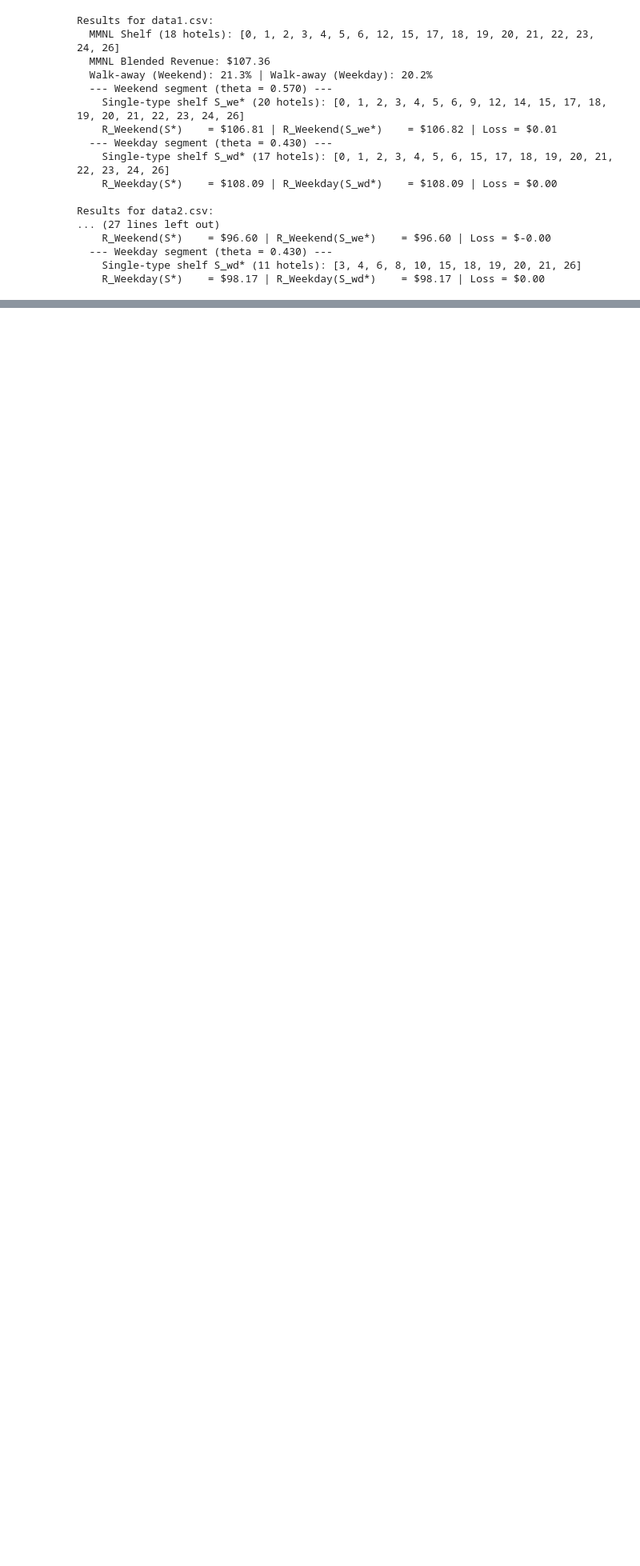
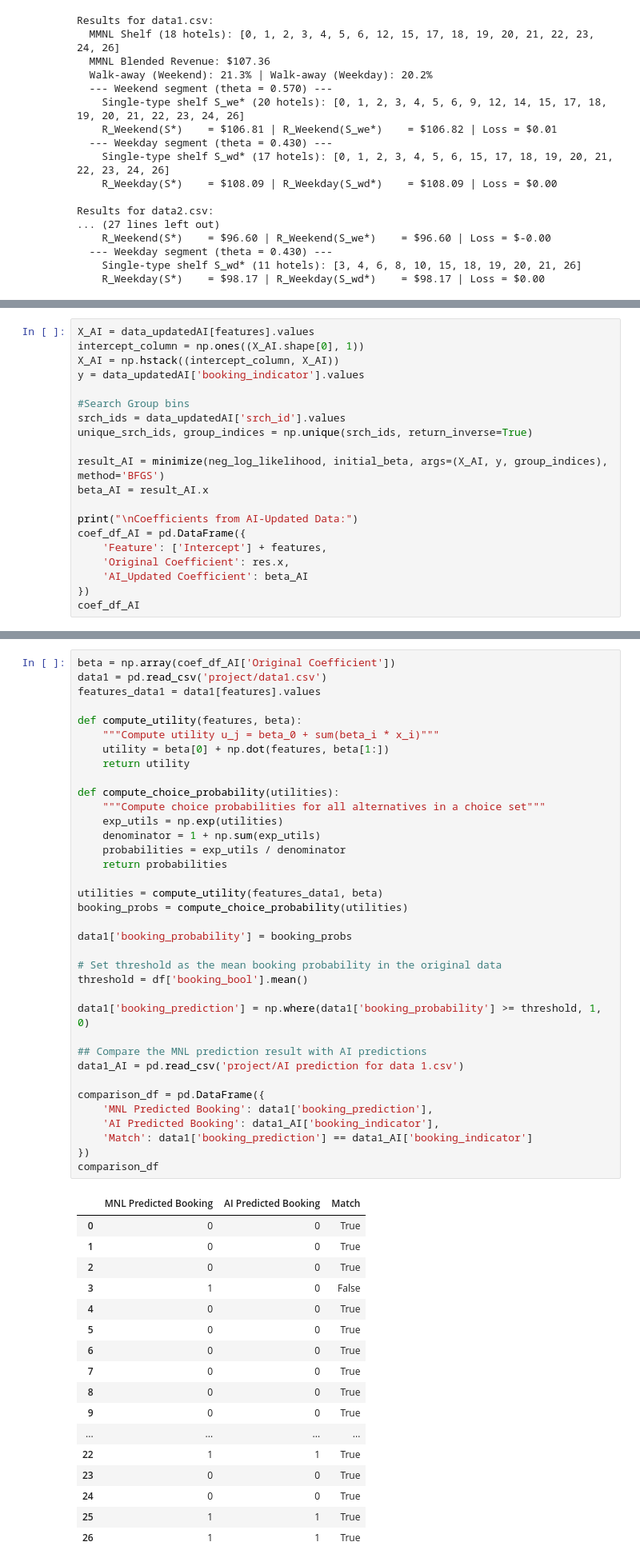
Before and after one commit to yj017/ORIE-5132-Proj, a Jupyter notebook: project.ipynb, the cells around one changed output, grey strips where cells are left out. Shown at 80% size. Saved outputs shown, nothing was run; the diff lists cells and outputs as text; blank space fills up the shorter version.

Commit message:
New data and Q7 added

```diff
--- a/project.ipynb
+++ b/project.ipynb
@@ -932,0 +944,20 @@ Together, Questions 5 and 6 show that the value of a segmentation depends on bot
+# %%
+X_AI = data_updatedAI[features].values
+intercept_column = np.ones((X_AI.shape[0], 1))
+X_AI = np.hstack((intercept_column, X_AI))
+y = data_updatedAI['booking_indicator'].values
+
+#Search Group bins
+srch_ids = data_updatedAI['srch_id'].values
+unique_srch_ids, group_indices = np.unique(srch_ids, return_inverse=True)
+
+result_AI = minimize(neg_log_likelihood, initial_beta, args=(X_AI, y, group_indices), method='BFGS')
+beta_AI = result_AI.x
+
+print("\nCoefficients from AI-Updated Data:")
+coef_df_AI = pd.DataFrame({
+    'Feature': ['Intercept'] + features,
+    'Original Coefficient': res.x,
+    'AI_Updated Coefficient': beta_AI
+})
+coef_df_AI
@@ -932,0 +984,54 @@ Together, Questions 5 and 6 show that the value of a segmentation depends on bot
+# %%
+beta = np.array(coef_df_AI['Original Coefficient'])
+data1 = pd.read_csv('project/data1.csv')
+features_data1 = data1[features].values
+
+def compute_utility(features, beta):
+    """Compute utility u_j = beta_0 + sum(beta_i * x_i)"""
+    utility = beta[0] + np.dot(features, beta[1:])
+    return utility
+
+def compute_choice_probability(utilities):
+    """Compute choice probabilities for all alternatives in a choice set"""
+    exp_utils = np.exp(utilities)
+    denominator = 1 + np.sum(exp_utils)
+    probabilities = exp_utils / denominator
+    return probabilities
+
+utilities = compute_utility(features_data1, beta)
+booking_probs = compute_choice_probability(utilities)
+
+data1['booking_probability'] = booking_probs
+
+# Set threshold as the mean booking probability in the original data
+threshold = df['booking_bool'].mean()
+
+data1['booking_prediction'] = np.where(data1['booking_probability'] >= threshold, 1, 0)
+
+## Compare the MNL prediction result with AI predictions
+data1_AI = pd.read_csv('project/AI prediction for data 1.csv')
+
+comparison_df = pd.DataFrame({
+    'MNL Predicted Booking': data1['booking_prediction'],
+    'AI Predicted Booking': data1_AI['booking_indicator'],
+    'Match': data1['booking_prediction'] == data1_AI['booking_indicator']
+})
+comparison_df
+# %% [output]
+|  | MNL Predicted Booking | AI Predicted Booking | Match |
+| 0 | 0 | 0 | True |
+| 1 | 0 | 0 | True |
+| 2 | 0 | 0 | True |
+| 3 | 1 | 0 | False |
+| 4 | 0 | 0 | True |
+| 5 | 0 | 0 | True |
+| 6 | 0 | 0 | True |
+| 7 | 0 | 0 | True |
+| 8 | 0 | 0 | True |
+| 9 | 0 | 0 | True |
+| ... | ... | ... | ... |
+| 22 | 1 | 1 | True |
+| 23 | 0 | 0 | True |
+| 24 | 0 | 0 | True |
+| 25 | 1 | 1 | True |
+| 26 | 1 | 1 | True |
```
Also changed, not shown: parts of 8 cells of this notebook, 1 other file.
